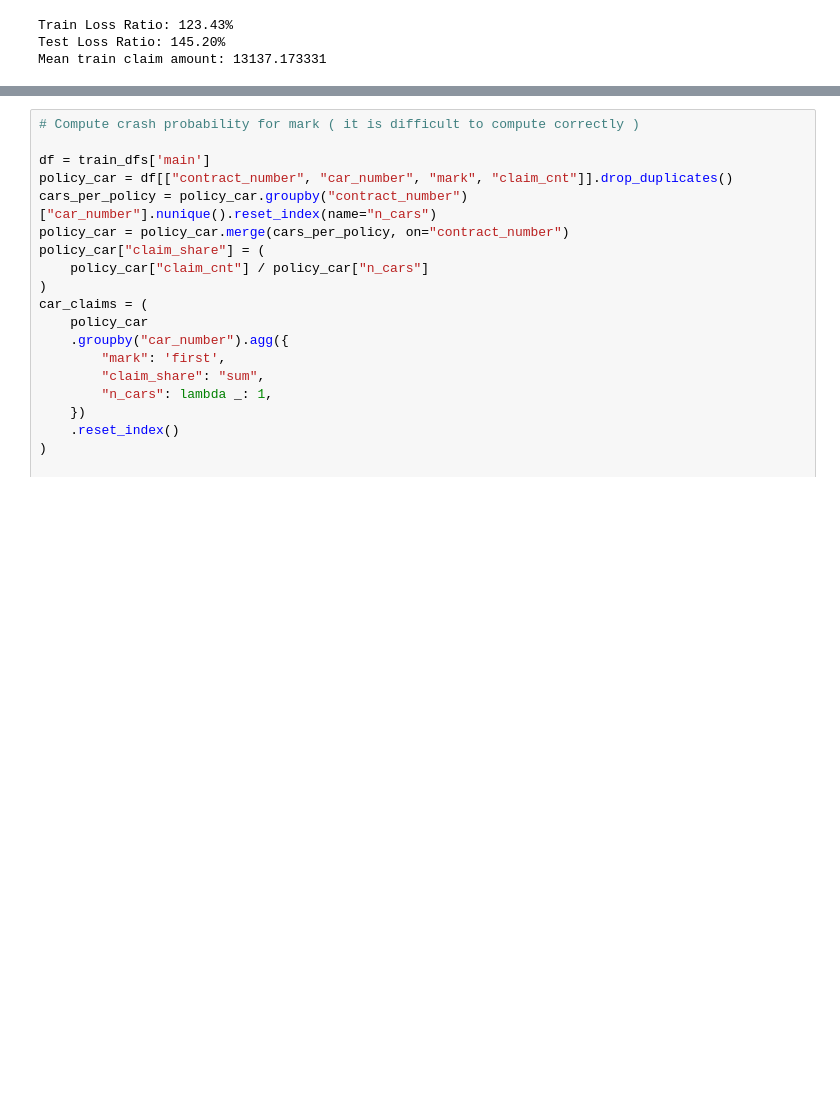
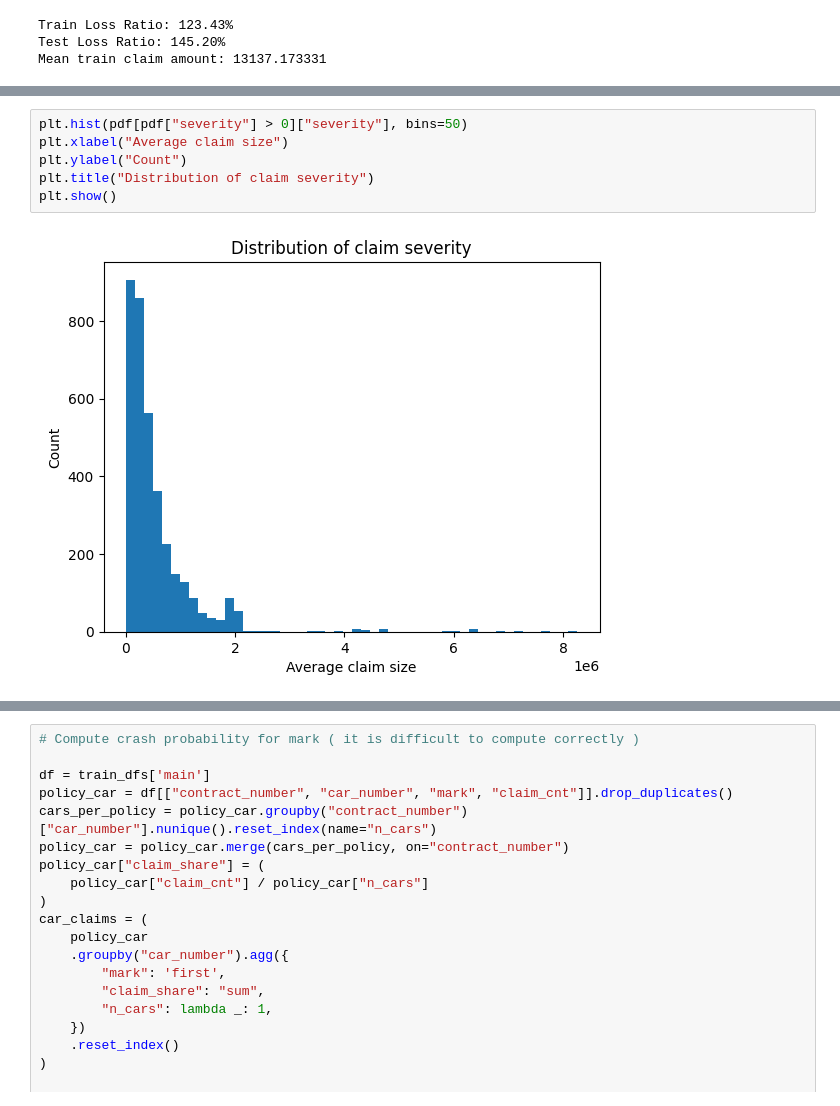
Before and after one commit to EFysl57/risk---, a Jupyter notebook: code.ipynb, the cells around one changed output, grey strips where cells are left out. Drawn from its saved outputs; the diff is of its cells as text; blank space fills up the shorter version.

```diff
--- a/code.ipynb
+++ b/code.ipynb
@@ -165,3 +184,11 @@ Mean train claim amount: 13137.173331
+# %%
+plt.hist(pdf[pdf["severity"] > 0]["severity"], bins=50)
+plt.xlabel("Average claim size")
+plt.ylabel("Count")
+plt.title("Distribution of claim severity")
+plt.show()
+# %% [output]
+[figure, added]
 # %%
 # Dumb strategy (increase everything)
 train_after = train_dfs['policy'].copy()
```
Also changed, not shown: parts of 8 cells of this notebook.
